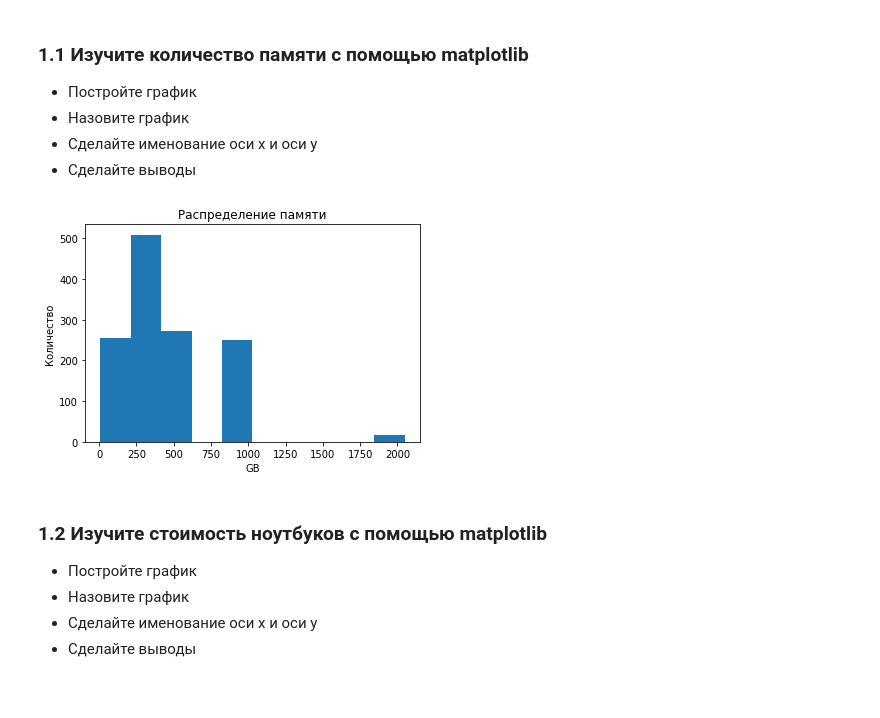
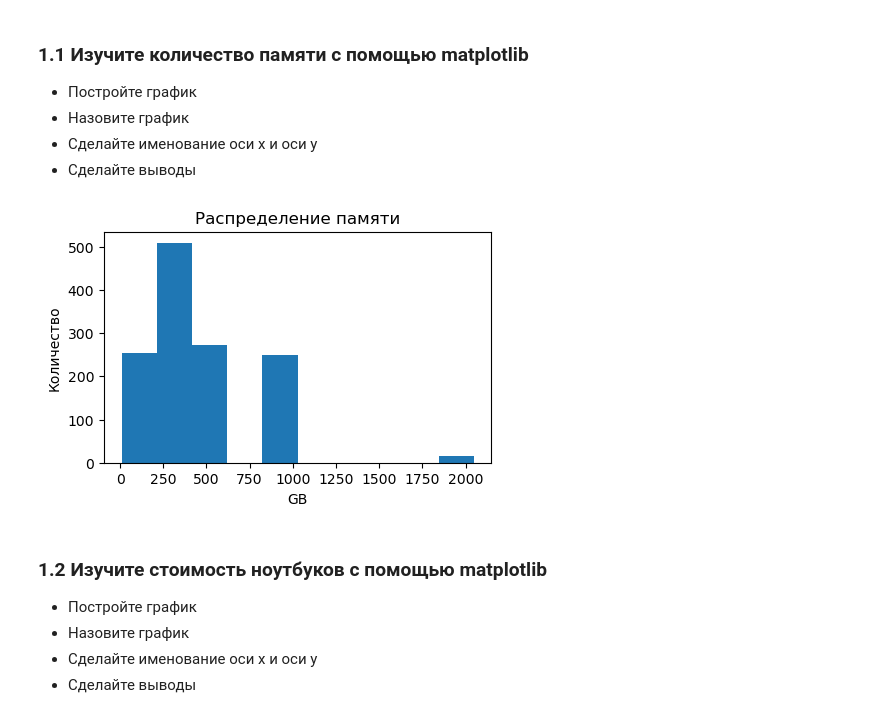
Before and after one commit to cabyrc2910/Jupyter, a Jupyter notebook: Seminar04/S4.ipynb, the cells around one changed output. Drawn from its saved outputs; the diff is of its cells as text; code cells hidden in the pictures.

```diff
--- a/Seminar04/S4.ipynb
+++ b/Seminar04/S4.ipynb
@@ -26,12 +28,11 @@ df.head()
 # %%
-import matplotlib.pyplot as plt
-
+plt.figure(figsize = (5,3))
 plt.hist(df['Memory_Amount'])
 plt.title('Распределение памяти')
 plt.xlabel('GB')
 plt.ylabel('Количество');
 # %% [output]
-[figure, old version]
+[figure, new version]
 # %% [markdown]
 ### 1.2 Изучите стоимость ноутбуков с помощью matplotlib
 
```
Also changed, not shown: parts of 33 cells of this notebook, 4 other files.
